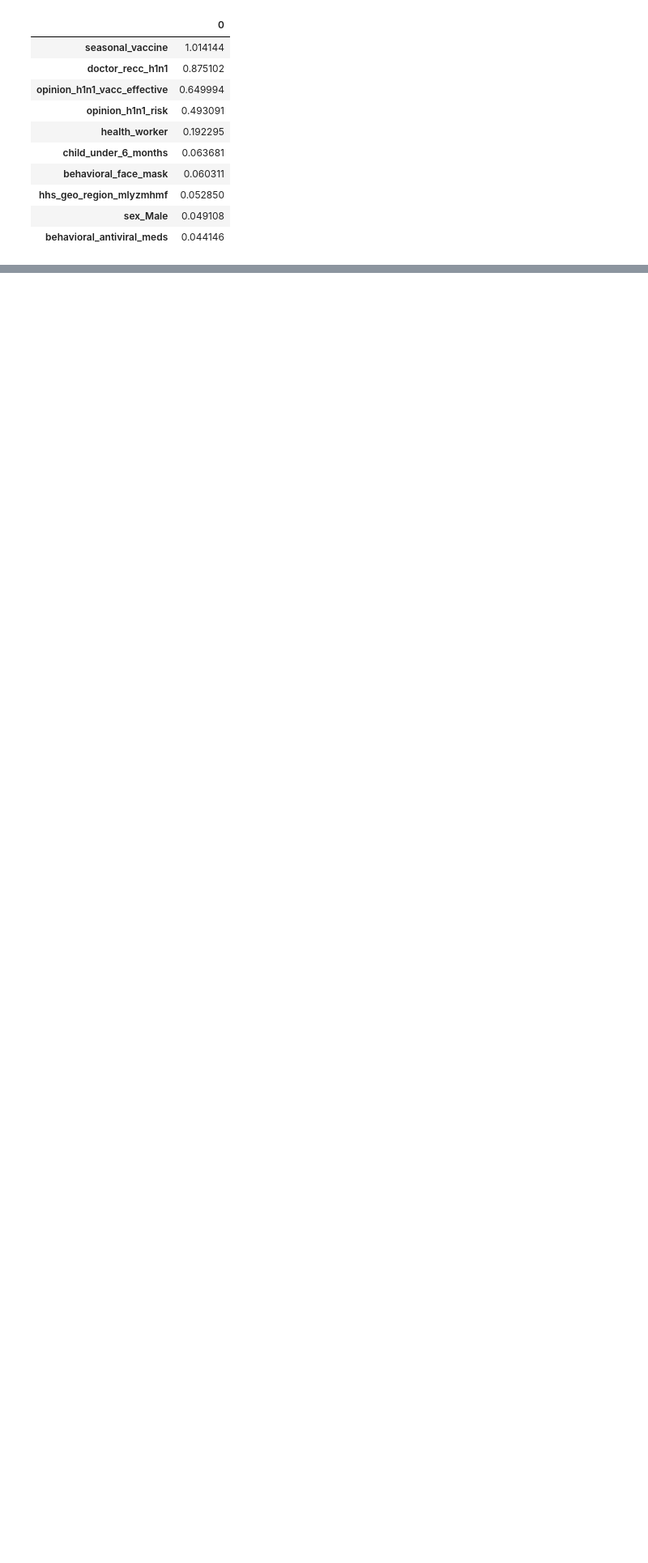
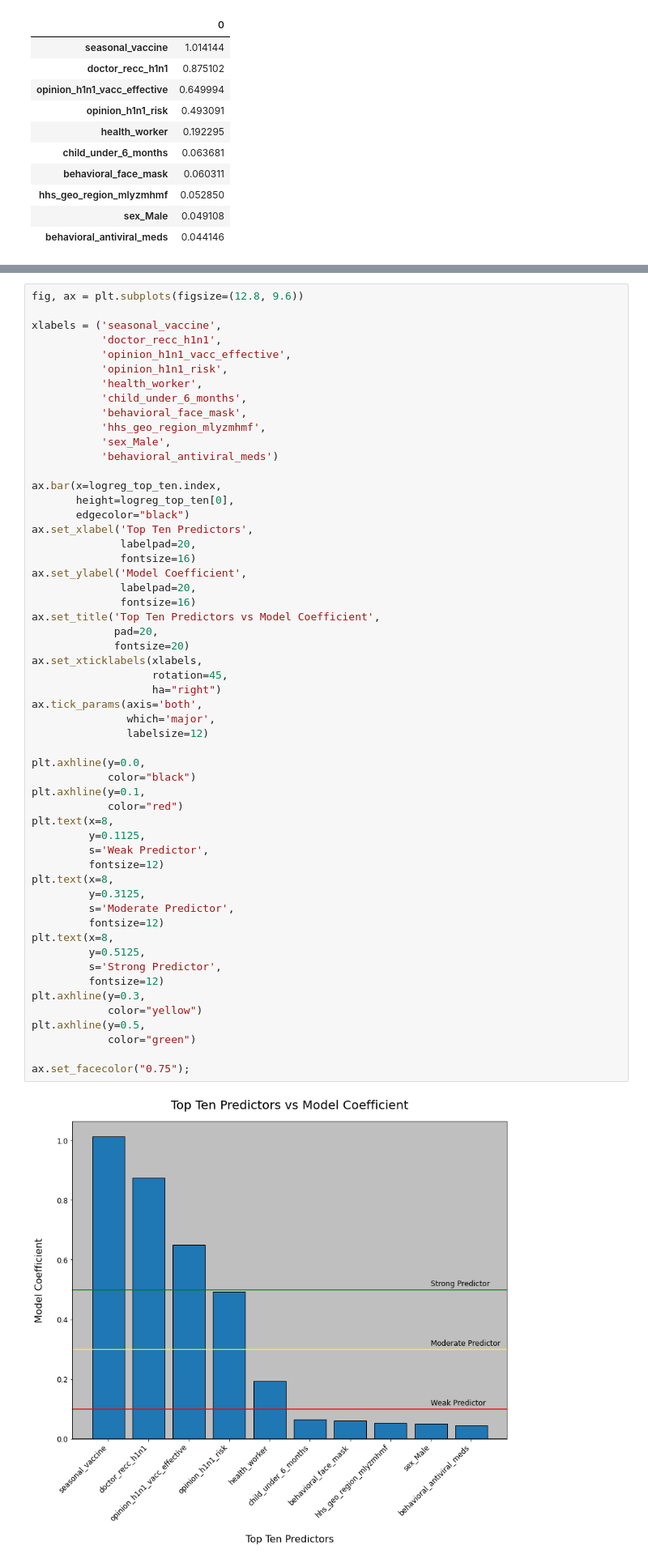
Before and after one commit to ChumpyDuelle/h1n1-and-seasonal-flu-vaccines, a Jupyter notebook: h1n1-and-seasonal-flu-vaccines.ipynb, the cells around one changed output, grey strips where cells are left out. Shown at 81% size. Cells and saved outputs as stored; diff of their text form; blank space fills up the shorter version.

```diff
--- a/h1n1-and-seasonal-flu-vaccines.ipynb
+++ b/h1n1-and-seasonal-flu-vaccines.ipynb
@@ -1460,3 +1486,60 @@ ax.bar(logreg_top_ten.index, logreg_top_ten[0]);
+# %%
+fig, ax = plt.subplots(figsize=(12.8, 9.6))
+
+xlabels = ('seasonal_vaccine',
+           'doctor_recc_h1n1',
+           'opinion_h1n1_vacc_effective',
+           'opinion_h1n1_risk',
+           'health_worker',
+           'child_under_6_months',
+           'behavioral_face_mask',
+           'hhs_geo_region_mlyzmhmf',
+           'sex_Male',
+           'behavioral_antiviral_meds')
+
+ax.bar(x=logreg_top_ten.index,
+       height=logreg_top_ten[0],
+       edgecolor="black")
+ax.set_xlabel('Top Ten Predictors',
+              labelpad=20,
+              fontsize=16)
+ax.set_ylabel('Model Coefficient',
+              labelpad=20,
+              fontsize=16)
+ax.set_title('Top Ten Predictors vs Model Coefficient',
+             pad=20,
+             fontsize=20)
+ax.set_xticklabels(xlabels,
+                   rotation=45,
+                   ha="right")
+ax.tick_params(axis='both',
+               which='major',
+               labelsize=12)
+
+plt.axhline(y=0.0,
+            color="black")
+plt.axhline(y=0.1,
+            color="red")
+plt.text(x=8,
+         y=0.1125,
+         s='Weak Predictor',
+         fontsize=12)
+plt.text(x=8,
+         y=0.3125,
+         s='Moderate Predictor',
+         fontsize=12)
+plt.text(x=8,
+         y=0.5125,
+         s='Strong Predictor',
+         fontsize=12)
+plt.axhline(y=0.3,
+            color="yellow")
+plt.axhline(y=0.5,
+            color="green")
+
+ax.set_facecolor("0.75");
+# %% [output]
+[figure, added]
 # %%
 logreg_weights[logreg_weights > 0.5]
 # %% [output]
```
Also changed, not shown: parts of 3 cells of this notebook, 3 other files.
